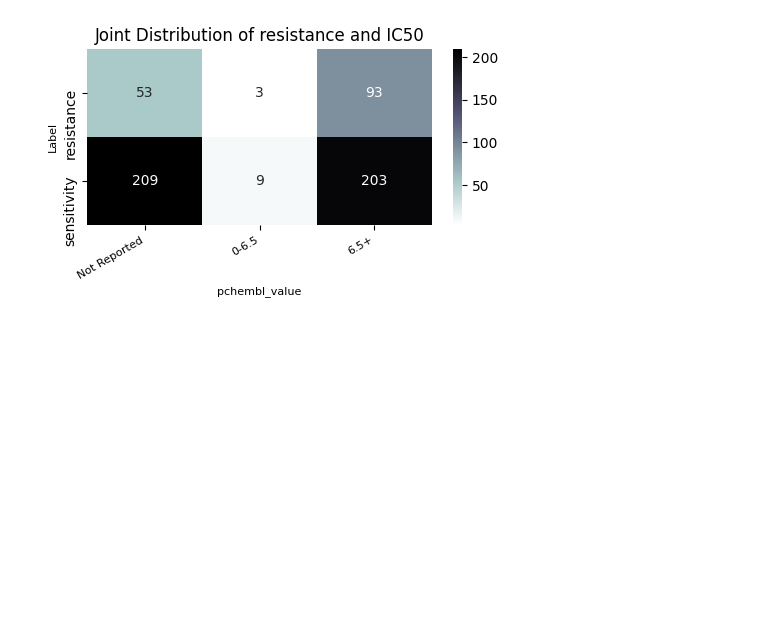
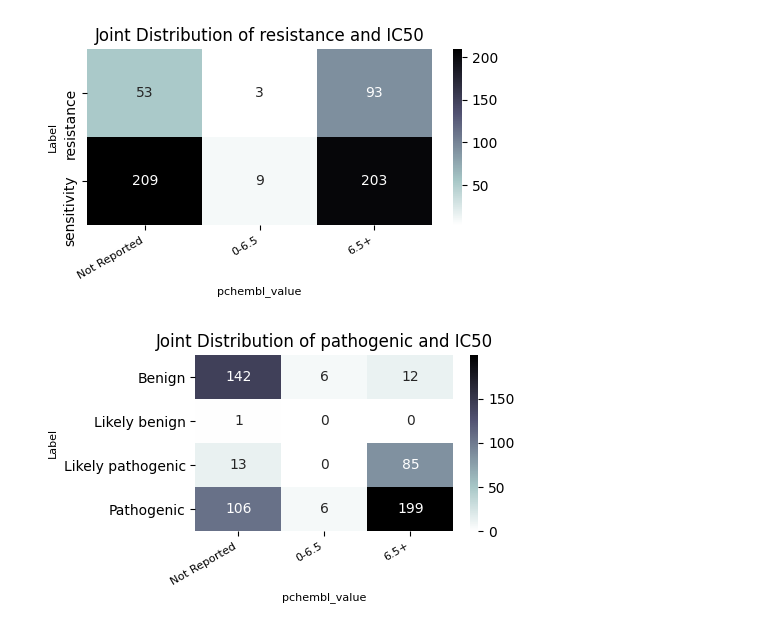
Before and after one commit to RoarBoil/LuminRX, a Jupyter notebook: experiments/01-dataset-analysis.ipynb, the cells around one changed output. Saved outputs shown, nothing was run; the diff lists cells and outputs as text; code cells hidden in the pictures; blank space fills up the shorter version.

```diff
--- a/experiments/01-dataset-analysis.ipynb
+++ b/experiments/01-dataset-analysis.ipynb
@@ -60,3 +60,35 @@ plt.savefig(image_path + 'joint-distribution-IC50.png',dpi=300)
 plt.show()
 # %% [output]
 [figure]
+# %%
+# Step 1: Clean the data (Handle None values in pchembl_value)
+df['pchembl_value'] = df['pchembl_value'].fillna(-1)  # Replace None with -1 for missing values
+
+df['pchembl_category'] = pd.cut(
+    df['pchembl_value'],
+    bins=[-float('inf'), 0, 6.5, float('inf')],
+    labels=['Not Reported', '0-6.5', '6.5+']
+)
+
+# Step 2: Group data and calculate counts
+grouped_data = df.groupby(['pchembl_category', 'patho']).size().reset_index(name='count')
+
+# Step 3: Pivot the data
+heatmap_data = grouped_data.pivot(index='patho', columns='pchembl_category', values='count').fillna(0)
+
+# Step 4: Plot the heatmap
+plt.figure(figsize=(5, 3))
+sns.heatmap(heatmap_data, annot=True, fmt='g', cmap='bone_r', cbar=True)
+
+# Add labels and title
+plt.title('Joint Distribution of pathogenic and IC50')
+plt.xlabel('pchembl_value', fontsize=8)
+plt.ylabel('Label', fontsize=8)
+plt.xticks(rotation=30, ha='right', fontsize=8)
+plt.tight_layout()
+
+# Show the plot
+plt.savefig(image_path + 'joint-distribution-IC50-patho.png',dpi=300)
+plt.show()
+# %% [output]
+[figure, added]
```
Also changed, not shown: 4 other files.
